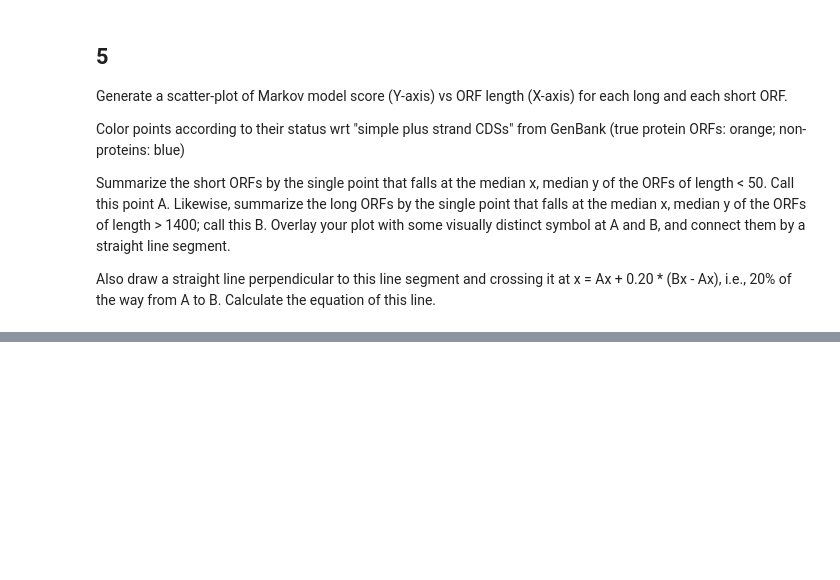
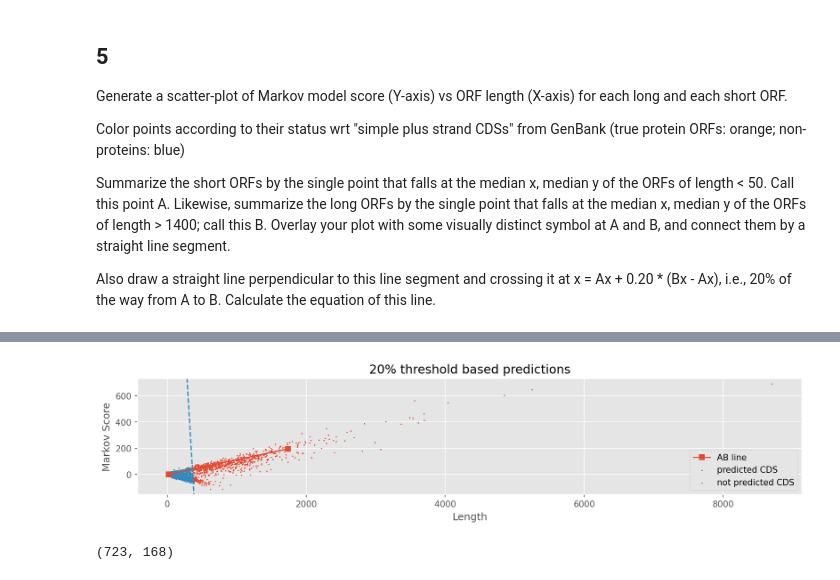
Before and after one commit to krishansubudhi/UW_CompBio, a Jupyter notebook: Assignment5/notebooks/plot.ipynb, the cells around one changed output, grey strips where cells are left out. Cells and saved outputs as stored; diff of their text form; code cells hidden in the pictures; blank space fills up the shorter version.

```diff
--- a/Assignment5/notebooks/plot.ipynb
+++ b/Assignment5/notebooks/plot.ipynb
@@ -200,0 +233,31 @@ Calculate distance of each point from line and plot ROC based on the
+# %%
+fig, ax = plt.subplots()
+fig.set_figwidth(14)
+fig.set_figheight(2.5)
+fig.set_dpi(150)
+i_diffs = score_orf.apply(get_intercept_diff, axis = 1)
+
+ax.plot([short_median_x, long_median_x], [short_median_y, long_median_y],marker ='s')
+
+ax.scatter(score_orf[i_diffs>0].length, score_orf[i_diffs>0].scores, s = 1)
+ax.scatter(score_orf[i_diffs<0].length, score_orf[i_diffs<0].scores,s = 1)
+
+xlim = ax.get_xlim()
+ylim = ax.get_ylim()
+
+ax.set_title('20% threshold based predictions')
+ax.set_xlabel('Length')
+ax.set_ylabel('Markov Score')
+ax.legend(['AB line','predicted CDS', 'not predicted CDS'],loc = 'lower right')
+ax.plot(x_vals, y_vals, '--')
+
+
+ax.set_xbound(*xlim)
+ax.set_ybound(*ylim)
+# %% [output]
+[figure, added]
+# %%
+pred = score_orf[i_diffs>0]
+pred.isCDS.sum() , (~pred.isCDS).sum()
+# %% [output]
+(723, 168)
```
Also changed, not shown: parts of 9 cells of this notebook.
